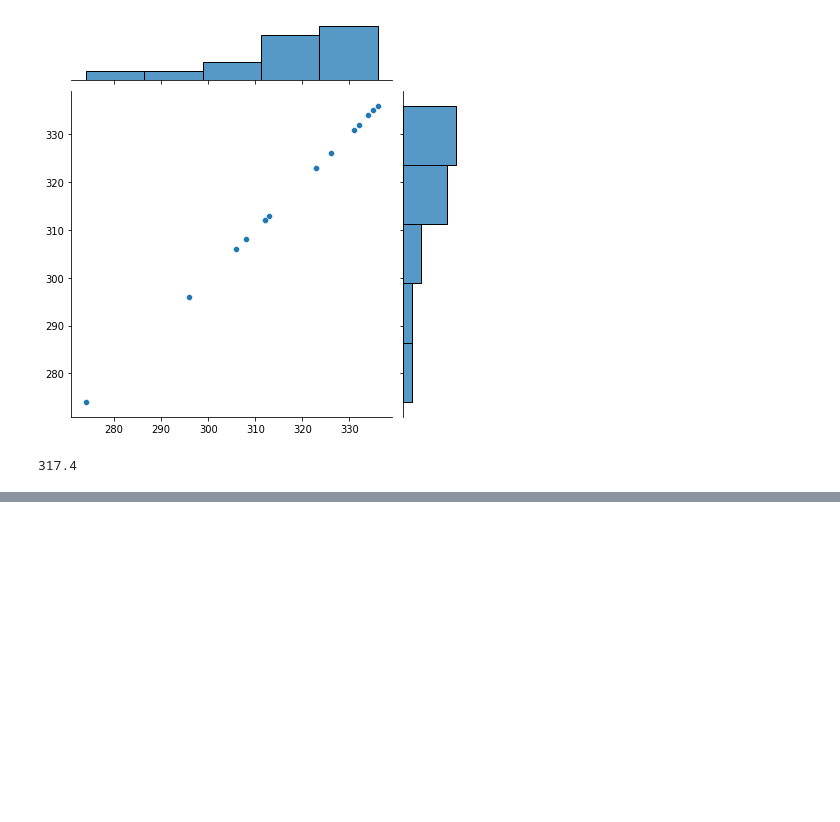
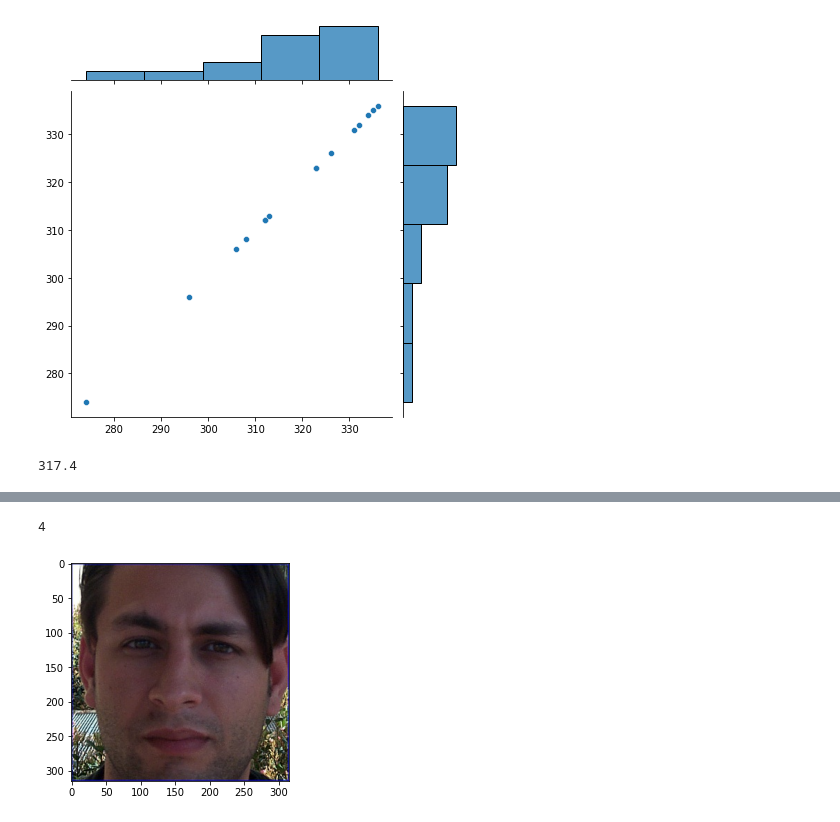
Before and after one commit to lasyamanthri/Deep-Learning-Project, a Jupyter notebook: FaceRecognition.ipynb, the cells around one changed output, grey strips where cells are left out. Cells and saved outputs as stored; diff of their text form; code cells hidden in the pictures; blank space fills up the shorter version.

```diff
--- a/FaceRecognition.ipynb
+++ b/FaceRecognition.ipynb
@@ -83,7 +93,7 @@ def Jose():
     model.add(Dropout(0.1))
 
     # Last layer, remember its binary so we use sigmoid
-    model.add(Dense(16))
+    model.add(Dense(classes))
     model.add(Activation('softmax'))
 
     model.compile(loss='categorical_crossentropy',
@@ -133,7 +143,7 @@ test_datagen = ImageDataGenerator()
 training_set = image_gen.flow_from_directory(
         TrainingImagePath,
         target_size=(315, 315),
-        batch_size=2,
+        batch_size=32,
         class_mode='categorical',shuffle=True)
 
 
@@ -141,6 +151,6 @@ training_set = image_gen.flow_from_directory(
 test_set = image_gen.flow_from_directory(
         TestingImagePath,
         target_size=(315, 315),
-        batch_size=2,
+        batch_size=32,
         class_mode='categorical')
 # %% [output]
@@ -158,6 +183,7 @@ import keras.utils as image
 # %%
 def pred(para_path):
     para_img = image.load_img(para_path,target_size=image_shape)
+    plt.imshow(para_img)
     para_img=  image.img_to_array(para_img)
     para_img = para_img/255
     para_img = np.expand_dims(para_img,axis=0)
@@ -184,0 +230,5 @@ for i in folders:
+# %%
+path = r'C:\Users\lasya\OneDrive\Desktop\Masters\Deep learning\project\Deep-Learning-Project\Face-Images\Face Images\Final Testing Images\face13\4face13.jpg'
+# %%
+pred(path)
+# %% [output]
@@ -185,3 +237,5 @@ for i in folders:
+4
+[figure, added]
 # %%
 print(classification_report(test_set.classes,pre))
 # %%
```
Also changed, not shown: parts of 16 cells of this notebook, 2 other files.
